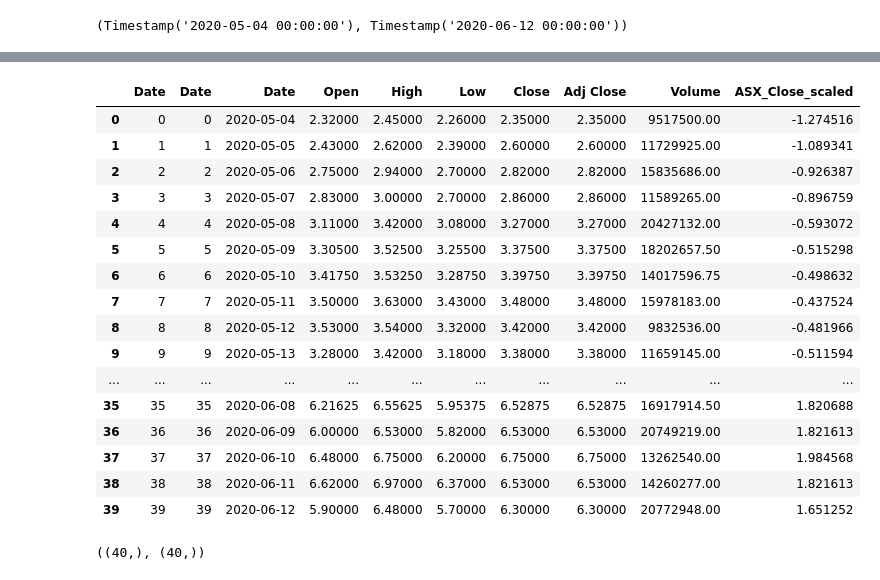
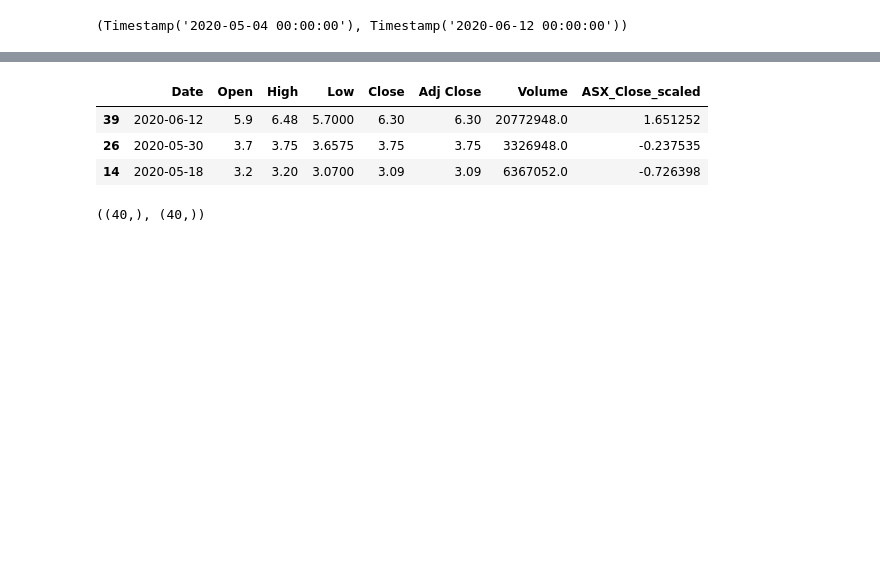
Before and after one commit to franticOreo/asx_bets, a Jupyter notebook: reddit_eda.ipynb, the cells around one changed output, grey strips where cells are left out. Saved outputs shown, nothing was run; the diff lists cells and outputs as text; code cells hidden in the pictures; blank space fills up the shorter version.

```diff
--- a/reddit_eda.ipynb
+++ b/reddit_eda.ipynb
@@ -181,12 +185,12 @@ min_date, max_date
 # %% [output]
 (Timestamp('2020-05-04 00:00:00'), Timestamp('2020-06-12 00:00:00'))
 # %%
-def make_empty_days(df, min_date, max_date):
+def make_empty_days(df, min_date, max_date, date_col='Date'):
     '''Creates empty rows in Dataframe for
     for missing days and fills with zero.
     Returns: Dataframe with Date as index.
     '''
-    df = df.set_index('Date')
+    df = df.set_index(date_col)
     idx = pd.date_range(min_date, max_date)
     # change df to a datetime index
     df.index = pd.DatetimeIndex(df.index)
@@ -258,23 +249,10 @@ zip_grouped
 # %%
-zip_asx
+zip_asx.sample(3)
 # %% [output]
-|  | Date | Date | Date | Open | High | Low | Close | Adj Close | Volume | ASX_Close_scaled |
-| 0 | 0 | 0 | 2020-05-04 | 2.32000 | 2.45000 | 2.26000 | 2.35000 | 2.35000 | 9517500.00 | -1.274516 |
-| 1 | 1 | 1 | 2020-05-05 | 2.43000 | 2.62000 | 2.39000 | 2.60000 | 2.60000 | 11729925.00 | -1.089341 |
-| 2 | 2 | 2 | 2020-05-06 | 2.75000 | 2.94000 | 2.70000 | 2.82000 | 2.82000 | 15835686.00 | -0.926387 |
-| 3 | 3 | 3 | 2020-05-07 | 2.83000 | 3.00000 | 2.70000 | 2.86000 | 2.86000 | 11589265.00 | -0.896759 |
-| 4 | 4 | 4 | 2020-05-08 | 3.11000 | 3.42000 | 3.08000 | 3.27000 | 3.27000 | 20427132.00 | -0.593072 |
-| 5 | 5 | 5 | 2020-05-09 | 3.30500 | 3.52500 | 3.25500 | 3.37500 | 3.37500 | 18202657.50 | -0.515298 |
-| 6 | 6 | 6 | 2020-05-10 | 3.41750 | 3.53250 | 3.28750 | 3.39750 | 3.39750 | 14017596.75 | -0.498632 |
-| 7 | 7 | 7 | 2020-05-11 | 3.50000 | 3.63000 | 3.43000 | 3.48000 | 3.48000 | 15978183.00 | -0.437524 |
-| 8 | 8 | 8 | 2020-05-12 | 3.53000 | 3.54000 | 3.32000 | 3.42000 | 3.42000 | 9832536.00 | -0.481966 |
-| 9 | 9 | 9 | 2020-05-13 | 3.28000 | 3.42000 | 3.18000 | 3.38000 | 3.38000 | 11659145.00 | -0.511594 |
-| ... | ... | ... | ... | ... | ... | ... | ... | ... | ... | ... |
-| 35 | 35 | 35 | 2020-06-08 | 6.21625 | 6.55625 | 5.95375 | 6.52875 | 6.52875 | 16917914.50 | 1.820688 |
-| 36 | 36 | 36 | 2020-06-09 | 6.00000 | 6.53000 | 5.82000 | 6.53000 | 6.53000 | 20749219.00 | 1.821613 |
-| 37 | 37 | 37 | 2020-06-10 | 6.48000 | 6.75000 | 6.20000 | 6.75000 | 6.75000 | 13262540.00 | 1.984568 |
-| 38 | 38 | 38 | 2020-06-11 | 6.62000 | 6.97000 | 6.37000 | 6.53000 | 6.53000 | 14260277.00 | 1.821613 |
-| 39 | 39 | 39 | 2020-06-12 | 5.90000 | 6.48000 | 5.70000 | 6.30000 | 6.30000 | 20772948.00 | 1.651252 |
+|  | Date | Open | High | Low | Close | Adj Close | Volume | ASX_Close_scaled |
+| 39 | 2020-06-12 | 5.9 | 6.48 | 5.7000 | 6.30 | 6.30 | 20772948.0 | 1.651252 |
+| 26 | 2020-05-30 | 3.7 | 3.75 | 3.6575 | 3.75 | 3.75 | 3326948.0 | -0.237535 |
+| 14 | 2020-05-18 | 3.2 | 3.20 | 3.0700 | 3.09 | 3.09 | 6367052.0 | -0.726398 |
 # %%
 zip_asx['ASX_Close_scaled'].shape, zip_grouped['ASX_Code_scaled'].shape
 # %% [output]
```
Also changed, not shown: parts of 72 cells of this notebook, 2 other files.
